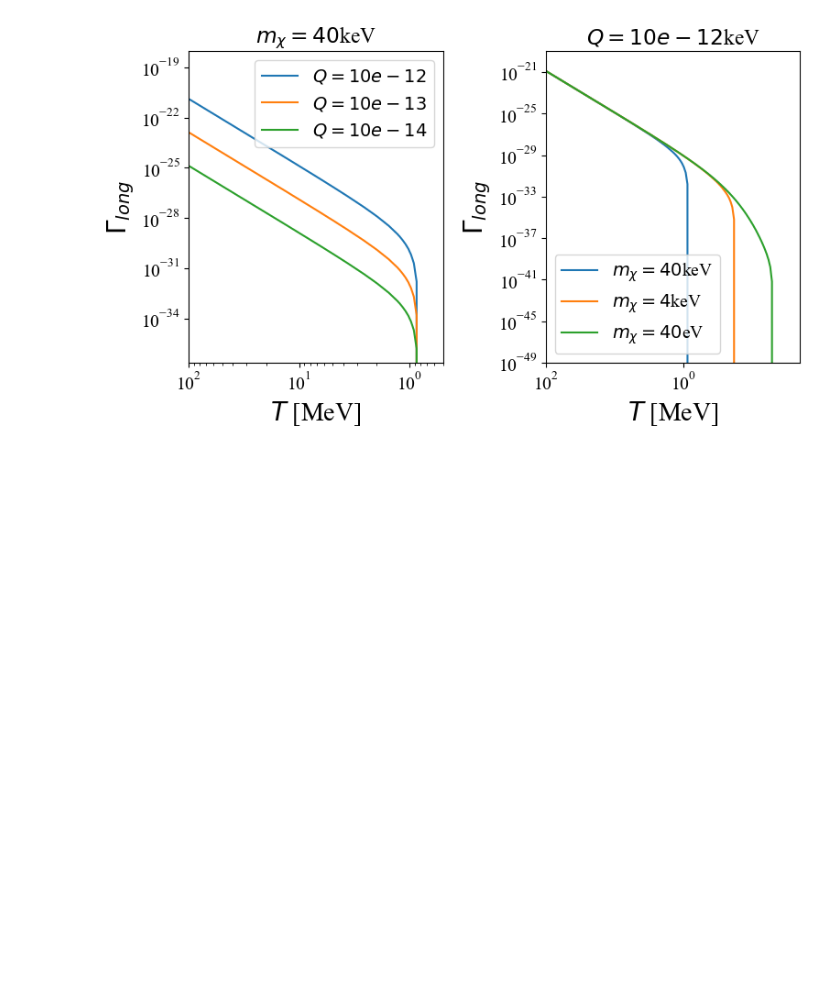
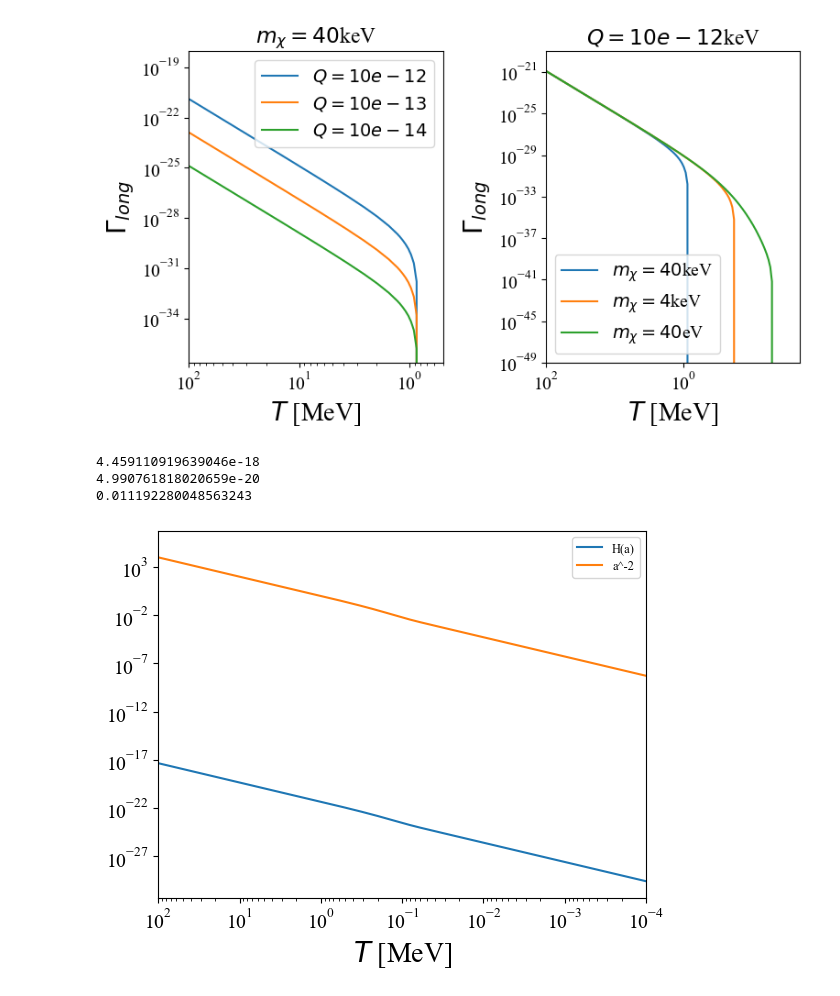
Before and after one commit to ellailes/irreducible-mcp, a Jupyter notebook: ExplainingResults.ipynb, the cells around one changed output. Drawn from its saved outputs; the diff is of its cells as text; code cells hidden in the pictures; blank space fills up the shorter version.

```diff
--- a/ExplainingResults.ipynb
+++ b/ExplainingResults.ipynb
@@ -70,4 +70,30 @@ f.tight_layout()
 plt.show()
 # %% [output]
 [figure]
+# %%
+print(irr.H(irr.a(100)))
+print(irr.gamma_trans(10e-12,0.000004,100))
+print(irr.gamma_trans(10e-12,0.000004,100)/irr.H(irr.a(100)))
+# %% [output]
+4.459110919639046e-18
+4.990761818020659e-20
+0.011192280048563243
+# %%
+f, ax=plt.subplots()
+f.set_figwidth(6)
+Tlist = np.logspace(2.5,-4, num=200)
+
+ax.loglog(Tlist, [irr.H(irr.a(i)) for i in Tlist],label='H(a)')
+ax.loglog(Tlist, [irr.a(i)**(-2) for i in Tlist],label='a^-2')
+
+ax.set_xlabel('$T$ [MeV]',fontsize=20)
+#ax.set_ylabel('$\Gamma_{trans}/H(T)$',fontsize=20)
+#ax.set_title("$Q=10e-12$keV")
+ax.set_xlim([100,0.0001])
+#ax.set_ylim([1e-20,100])
+ax.legend(fontsize = 9)
+f.tight_layout()
+plt.show()
+# %% [output]
+[figure, added]
 # %%
```
Also changed, not shown: parts of 1 cell of this notebook, 3 other files.
